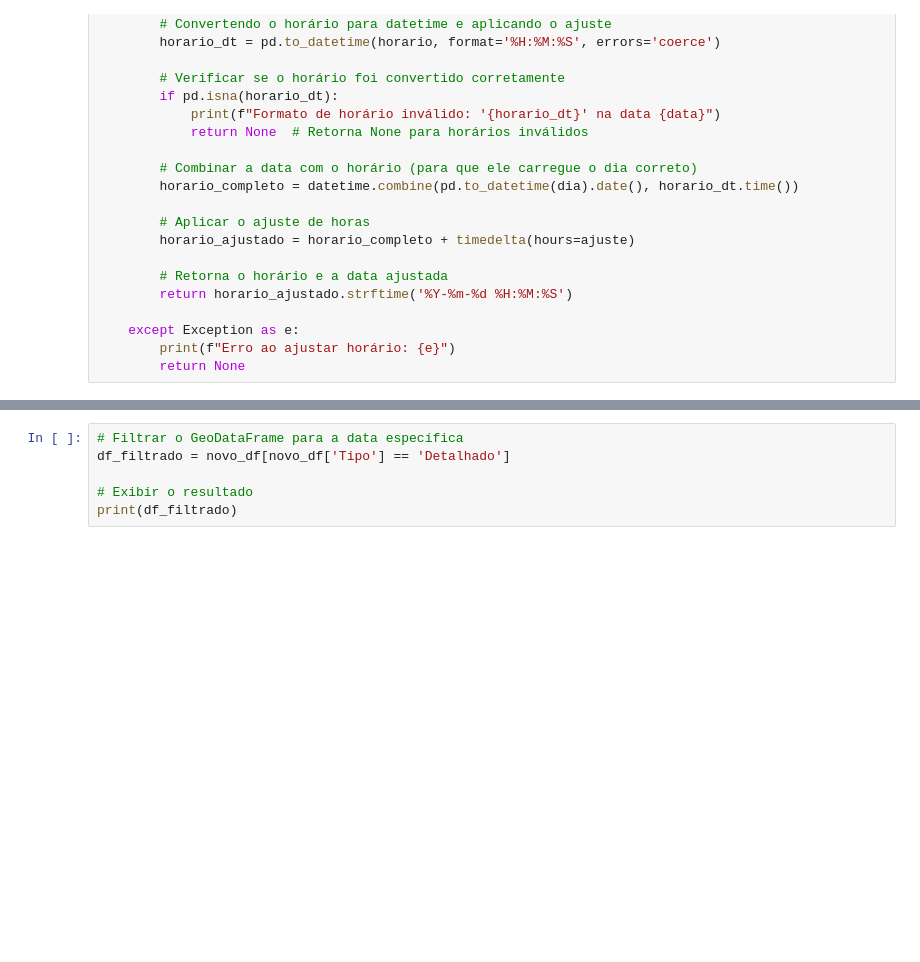
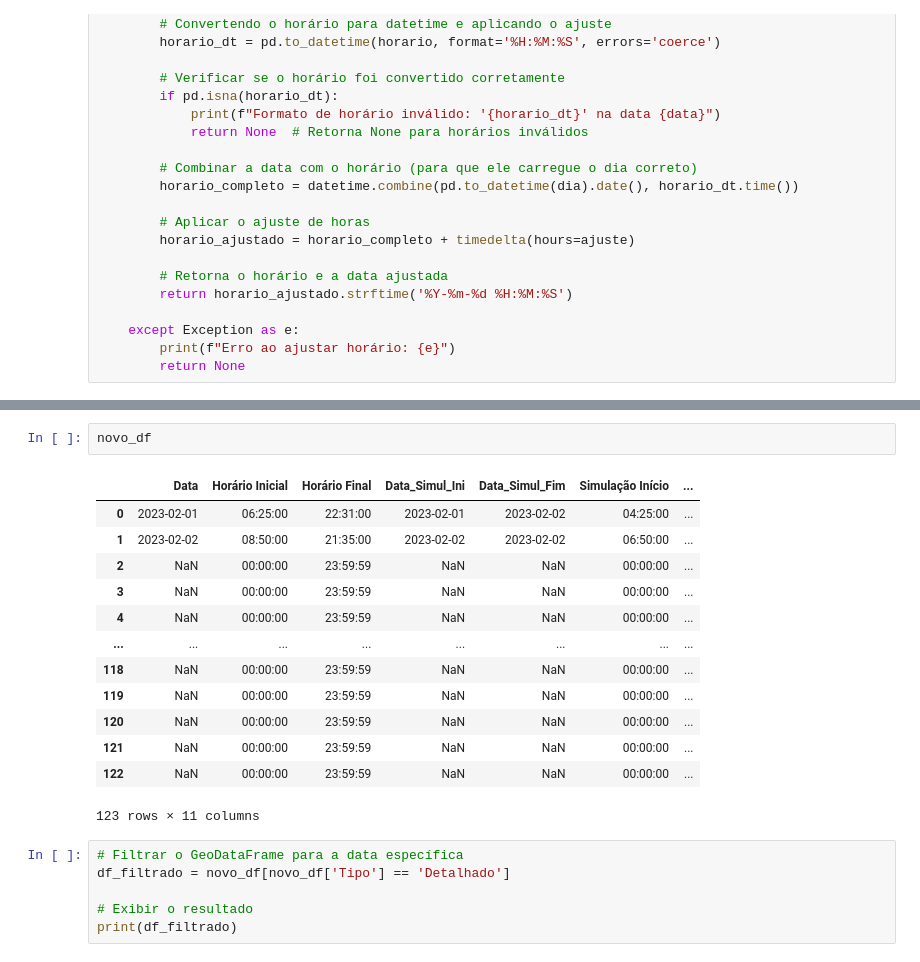
Before and after one commit to marcelof314/SP_urban_flooding, a Jupyter notebook: 06 Simulation package preparation.ipynb, the cells around one changed output, grey strips where cells are left out. Saved outputs shown, nothing was run; the diff lists cells and outputs as text; blank space fills up the shorter version.

Commit message:
Produção dos pacotes e ajustes nos tempos de simulação.
Signed-off-by: Marcelo Fernandes <41390930+marcelof314@users.noreply.github.com>

```diff
--- a/06 Simulation package preparation.ipynb
+++ b/06 Simulation package preparation.ipynb
@@ -794,3 +765,19 @@ print(novo_df)
+# %%
+novo_df
+# %% [output]
+|  | Data | Horário Inicial | Horário Final | Data_Simul_Ini | Data_Simul_Fim | Simulação Início | ... |
+| 0 | 2023-02-01 | 06:25:00 | 22:31:00 | 2023-02-01 | 2023-02-02 | 04:25:00 | ... |
+| 1 | 2023-02-02 | 08:50:00 | 21:35:00 | 2023-02-02 | 2023-02-02 | 06:50:00 | ... |
+| 2 | NaN | 00:00:00 | 23:59:59 | NaN | NaN | 00:00:00 | ... |
+| 3 | NaN | 00:00:00 | 23:59:59 | NaN | NaN | 00:00:00 | ... |
+| 4 | NaN | 00:00:00 | 23:59:59 | NaN | NaN | 00:00:00 | ... |
+| ... | ... | ... | ... | ... | ... | ... | ... |
+| 118 | NaN | 00:00:00 | 23:59:59 | NaN | NaN | 00:00:00 | ... |
+| 119 | NaN | 00:00:00 | 23:59:59 | NaN | NaN | 00:00:00 | ... |
+| 120 | NaN | 00:00:00 | 23:59:59 | NaN | NaN | 00:00:00 | ... |
+| 121 | NaN | 00:00:00 | 23:59:59 | NaN | NaN | 00:00:00 | ... |
+| 122 | NaN | 00:00:00 | 23:59:59 | NaN | NaN | 00:00:00 | ... |
+123 rows × 11 columns
 # %%
 # Filtrar o GeoDataFrame para a data específica
 df_filtrado = novo_df[novo_df['Tipo'] == 'Detalhado']
```
Also changed, not shown: parts of 25 cells of this notebook.
